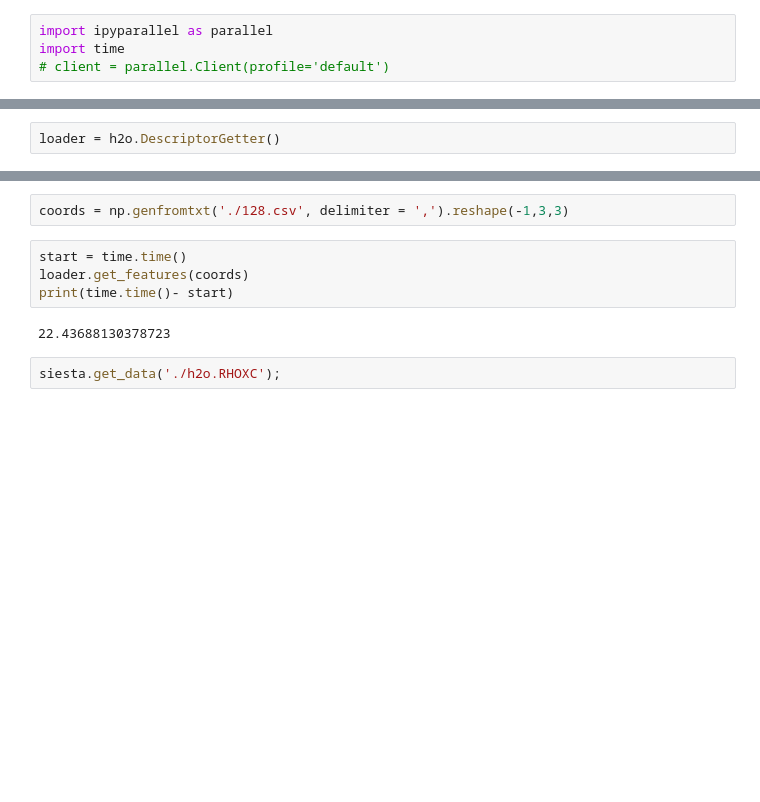
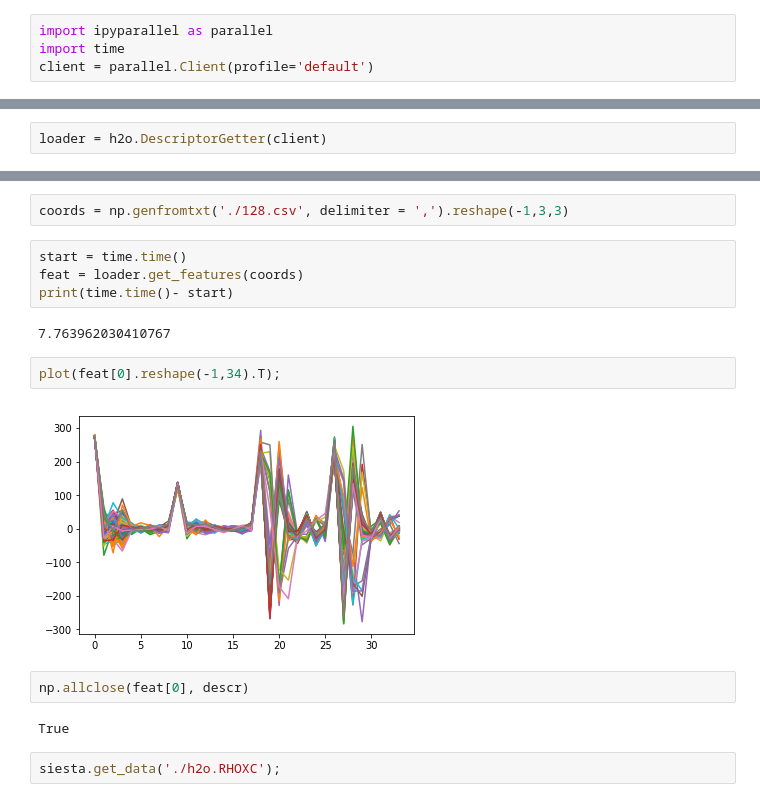
Before and after one commit to semodi/mlcf, a Jupyter notebook: load_descriptors.ipynb, the cells around one changed output, grey strips where cells are left out. Saved outputs shown, nothing was run; the diff lists cells and outputs as text; blank space fills up the shorter version.

Commit message:
descriptor evaluation parallelized, runs on local machine

```diff
--- a/load_descriptors.ipynb
+++ b/load_descriptors.ipynb
@@ -9,4 +9,4 @@ import siesta_utils.grid as siesta
 # %%
 import ipyparallel as parallel
 import time
-# client = parallel.Client(profile='default')
+client = parallel.Client(profile='default')
@@ -13,3 +17,3 @@ import time
 # %%
-loader = h2o.DescriptorGetter()
+loader = h2o.DescriptorGetter(client)
 # %% [output]
@@ -18,10 +22,18 @@ Warning: running without ipcluster
 coords = np.genfromtxt('./128.csv', delimiter = ',').reshape(-1,3,3)
 # %%
 start = time.time()
-loader.get_features(coords)
+feat = loader.get_features(coords)
 print(time.time()- start)
 # %% [output]
-22.43688130378723
+7.763962030410767
+# %%
+plot(feat[0].reshape(-1,34).T);
+# %% [output]
+[figure, added]
+# %%
+np.allclose(feat[0], descr)
+# %% [output]
+True
 # %%
 siesta.get_data('./h2o.RHOXC');
 # %%
```
Also changed, not shown: parts of 11 cells of this notebook, 4 other files.
